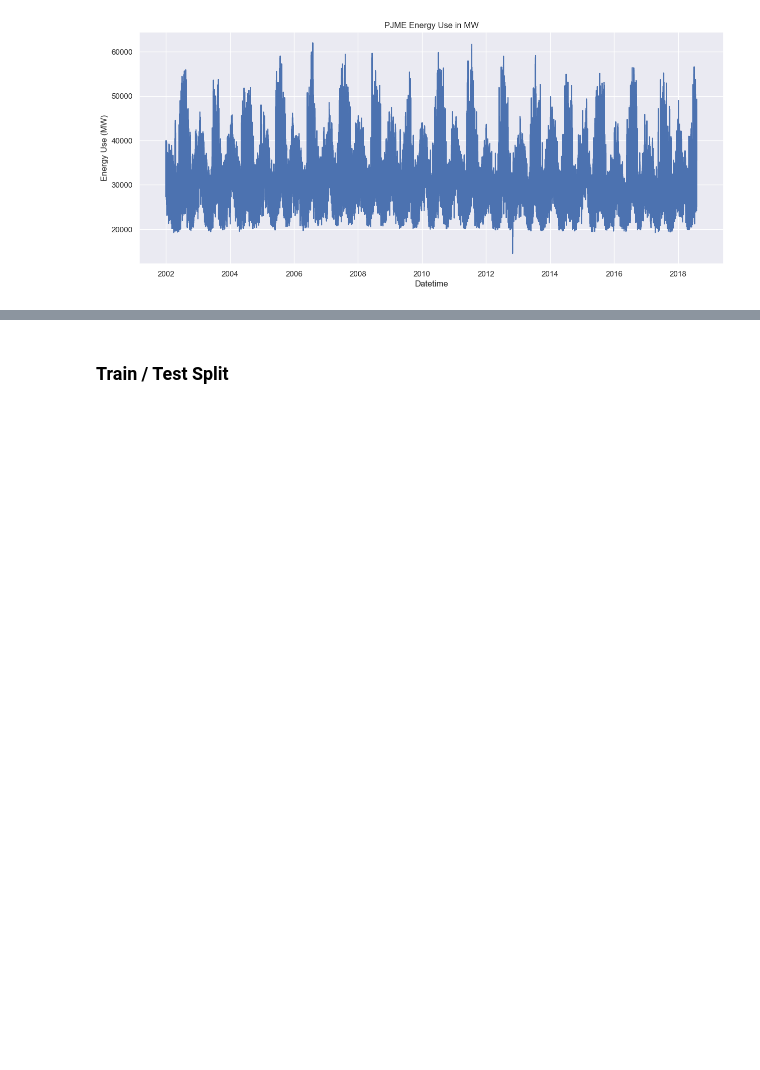
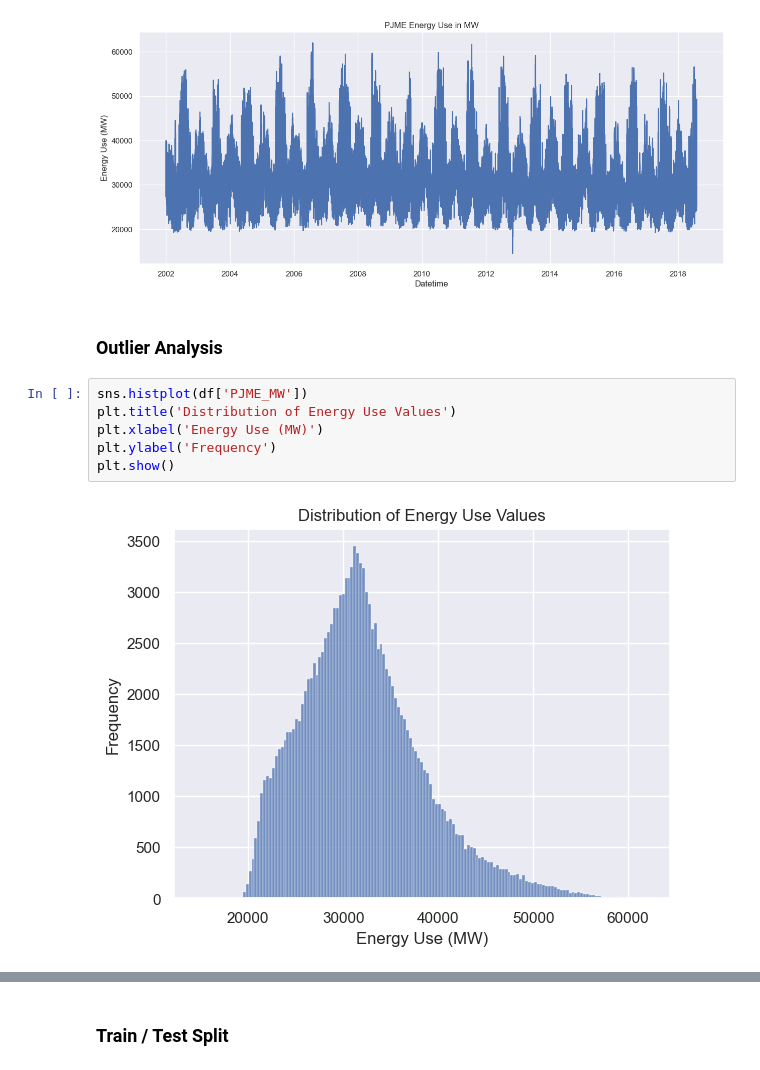
Before and after one commit to techWithRenZ/PJM-Energy-Consumption-Forecasting-Using-XGBoost, a Jupyter notebook: Predictive Energy Consumption Modeling Using Time Series Forecasting with XGBoost in Python.ipynb, the cells around one changed output, grey strips where cells are left out. Saved outputs shown, nothing was run; the diff lists cells and outputs as text; blank space fills up the shorter version.

```diff
--- a/Predictive Energy Consumption Modeling Using Time Series Forecasting with XGBoost in Python.ipynb
+++ b/Predictive Energy Consumption Modeling Using Time Series Forecasting with XGBoost in Python.ipynb
@@ -122,3 +79,13 @@ plt.ylabel('Energy Use (MW)')
 plt.show()
 # %% [output]
 [figure]
+# %% [markdown]
+### Outlier Analysis
+# %%
+sns.histplot(df['PJME_MW'])
+plt.title('Distribution of Energy Use Values')
+plt.xlabel('Energy Use (MW)')
+plt.ylabel('Frequency')
+plt.show()
+# %% [output]
+[figure, added]
```
Also changed, not shown: parts of 30 cells of this notebook.
